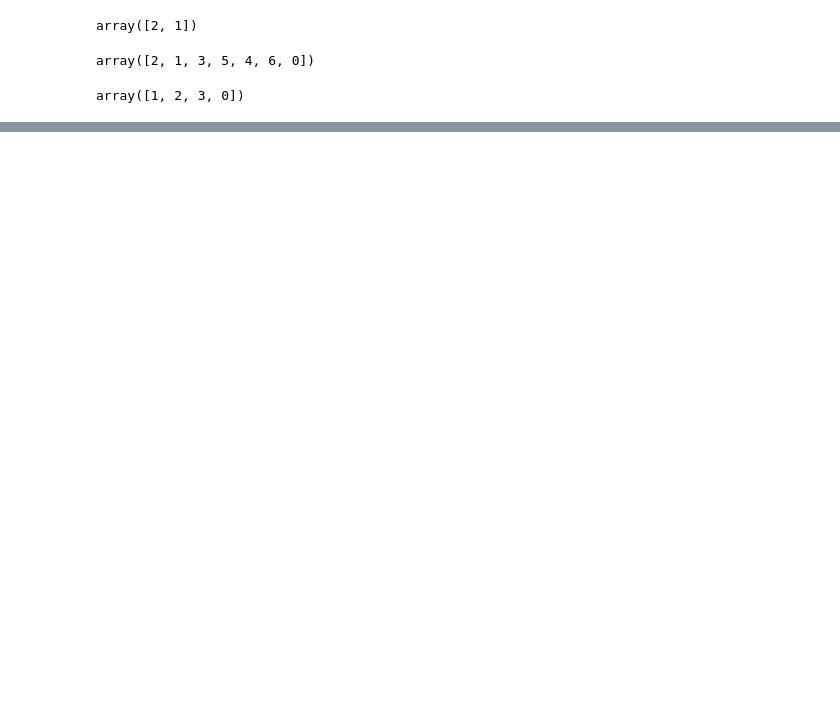
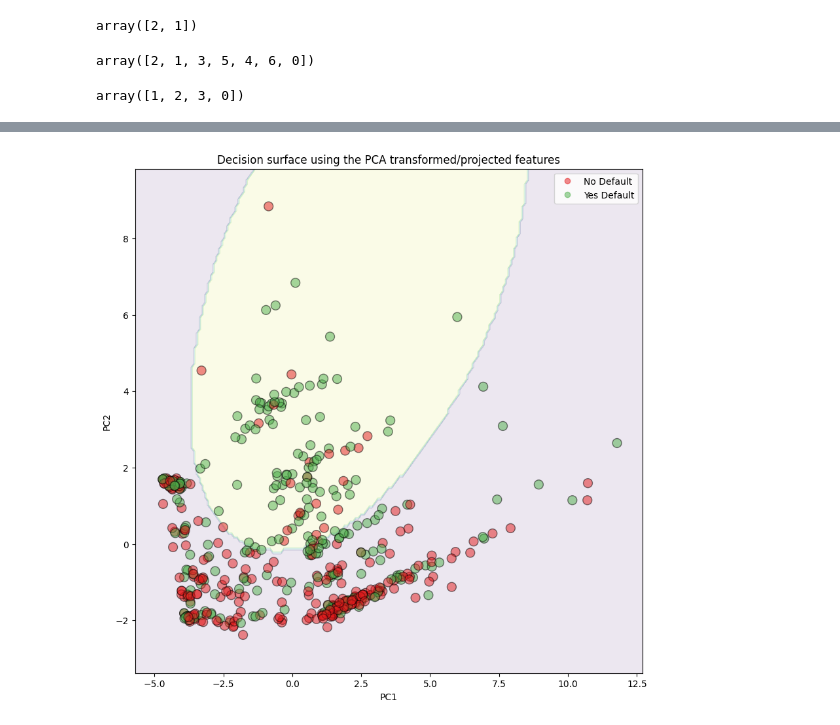
Before and after one commit to dvirhersh/python_ml, a Jupyter notebook: svm/svm_statquest.ipynb, the cells around one changed output, grey strips where cells are left out. Saved outputs shown, nothing was run; the diff lists cells and outputs as text; code cells hidden in the pictures; blank space fills up the shorter version.

```diff
--- a/svm/svm_statquest.ipynb
+++ b/svm/svm_statquest.ipynb
@@ -90,0 +296,84 @@ array([1, 2, 3, 0])
+# %%
+clf_svm = SVC(random_state=42, C=1000, gamma=0.001)
+clf_svm.fit(pca_train_scaled, y_train)
+
+## Transform the test dataset with the PCA...
+# X_test_pca = pca.transform(X_train_scaled)
+X_test_pca = pca.transform(X_test_scaled)
+
+test_pc1_coords = X_test_pca[:, 0]
+test_pc2_coords = X_test_pca[:, 1]
+
+## Now create a matrix of points that we can use to show
+## the decision regions.
+## The matrix will be a little bit larger than the
+## transformed PCA points so that we can plot all of
+## the PCA points on it without them being on the edge
+
+x_min = test_pc1_coords.min() - 1
+x_max = test_pc1_coords.max() + 1
+
+y_min = test_pc2_coords.min() - 1
+y_max = test_pc2_coords.max() + 1
+
+xx, yy = np.meshgrid(
+    np.arange(start=x_min, stop=x_max, step=0.1),
+    np.arange(start=y_min, stop=y_max, step=0.1)
+)
+
+## now we will classify every point in that
+## matrix with the SVM. Points on one side of the
+## classification boundary will get 0, and points on the other
+## side will get 1.
+Z = clf_svm.predict(np.column_stack((xx.ravel(), yy.ravel())))
+
+## Right now, Z is just a long array of lots of 0s and 1s, which
+## reflect how each point in the mesh was classified.
+## We use reshape() so that each classification (0 or 1) corresponds
+## to a specific point in the matrix.
+Z = Z.reshape(xx.shape)
+
+fig, ax = plt.subplots(figsize=(10, 10))
+
+## now we will use contourf() to draw a filled contour plot
+## using the matrix values and classifications.
+## The contours will be filled according to the
+## predicted classifications (0s and 1s) in Z
+ax.contourf(xx, yy, Z, alpha=0.1)
+
+## now create custom colors for the actual data points
+cmap = colors.ListedColormap(['#e41a1c', '#4daf4a'])
+
+## now draw the actual data points - these will
+## be colored by their known (not predicted) classifications
+## NOTE: setting alpha=0.7 lets us see if we are covering up a point
+# scatter = ax.scatter(test_pc1_coords, test_pc2_coords, c=y_test,
+scatter = ax.scatter(
+    test_pc1_coords,
+    test_pc2_coords,
+    c=y_test,
+    cmap=cmap,
+    s=100,
+    edgecolors='k',  ## 'k' = black
+    alpha=0.5
+)
+
+## now create a legend
+legend = ax.legend(
+    scatter.legend_elements()[0],
+    scatter.legend_elements()[1],
+    loc="upper right"
+)
+
+legend.get_texts()[0].set_text("No Default")
+legend.get_texts()[1].set_text("Yes Default")
+
+## now add axis labels and titles
+ax.set_ylabel('PC2')
+ax.set_xlabel('PC1')
+ax.set_title('Decision surface using the PCA transformed/projected features')
+
+# plt.savefig('svm_default.png')
+plt.show()
+# %% [output]
+[figure, added]
```
Also changed, not shown: parts of 32 cells of this notebook.
